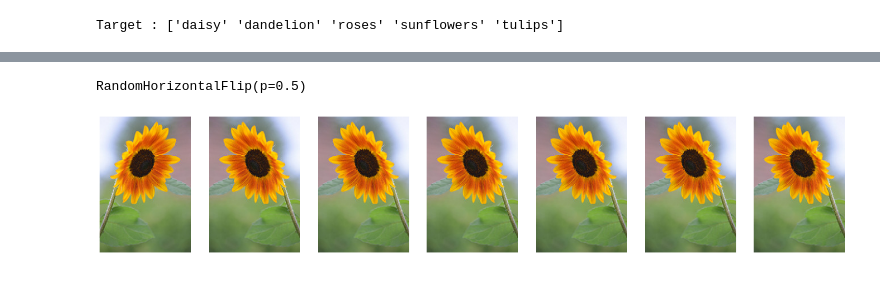
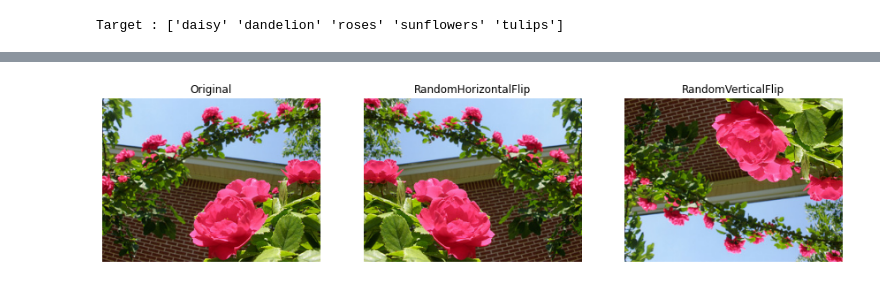
Before and after one commit to apthagowda97/computer_vision_poc, a Jupyter notebook: classification/notebook/pytorch_transforms.ipynb, the cells around one changed output, grey strips where cells are left out. Saved outputs shown, nothing was run; the diff lists cells and outputs as text; code cells hidden in the pictures.

Commit message:
Added most of the pytorch transforms method

```diff
--- a/classification/notebook/pytorch_transforms.ipynb
+++ b/classification/notebook/pytorch_transforms.ipynb
@@ -60,15 +62,24 @@ flower_df.head()
-# %%
-def plot_transform(index,transform,repeat=7):
-  plt.figure(figsize=(30,10))
-  for i in range(1,repeat+1):
-    plt.subplot(1,repeat+1,i);plt.axis('off')
-    full_image_path = os.path.join('flower_photos',flower_df['image_path'][index])
-    image = Image.open(full_image_path)
-    image = transform(image)
-    plt.imshow(image)
-  print(transform)
-# %%
-plot_transform(3, RandomHorizontalFlip())
-# %% [output]
-RandomHorizontalFlip(p=0.5)
-[figure, removed]
+# %%
+def plot_transform(index,transforms,repeat=1,size=(15,7)):
+
+  plt.figure(figsize=size)
+  num_images = repeat* len(transforms) + 1
+  abs_image_path = os.path.join('flower_photos',flower_df['image_path'][index])
+  plt.subplot(1,num_images,1);plt.axis('off')
+  image = Image.open(abs_image_path)
+  plt.imshow(image)
+  plt.title("Original")
+  image_index = 2
+  for transform in transforms:
+    for i in range(repeat):
+      plt.subplot(1,num_images,image_index)
+      plt.axis('off')
+      image = Image.open(abs_image_path)
+      image = transform(image)
+      plt.imshow(image)
+      plt.title(str(transform).split('(')[0])
+      image_index +=1
+# %%
+plot_transform(4, [RandomHorizontalFlip(p=1),RandomVerticalFlip(p=1)])
+# %% [output]
+[figure, added]
```
Also changed, not shown: parts of 13 cells of this notebook.
